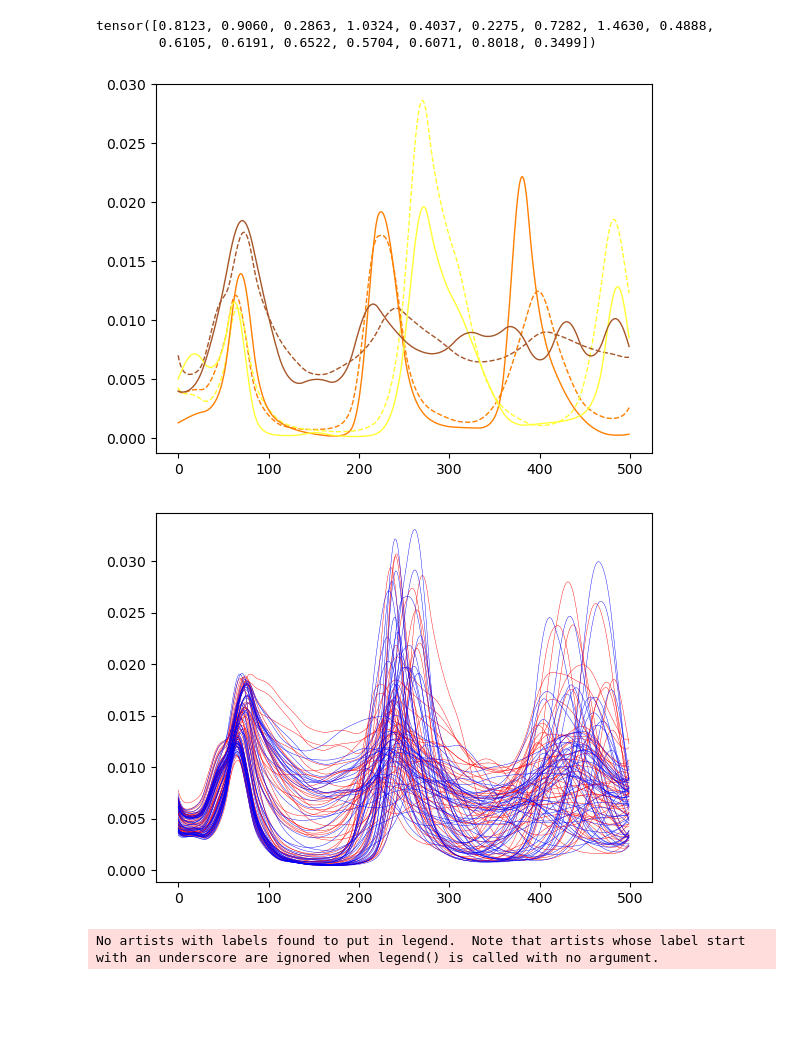
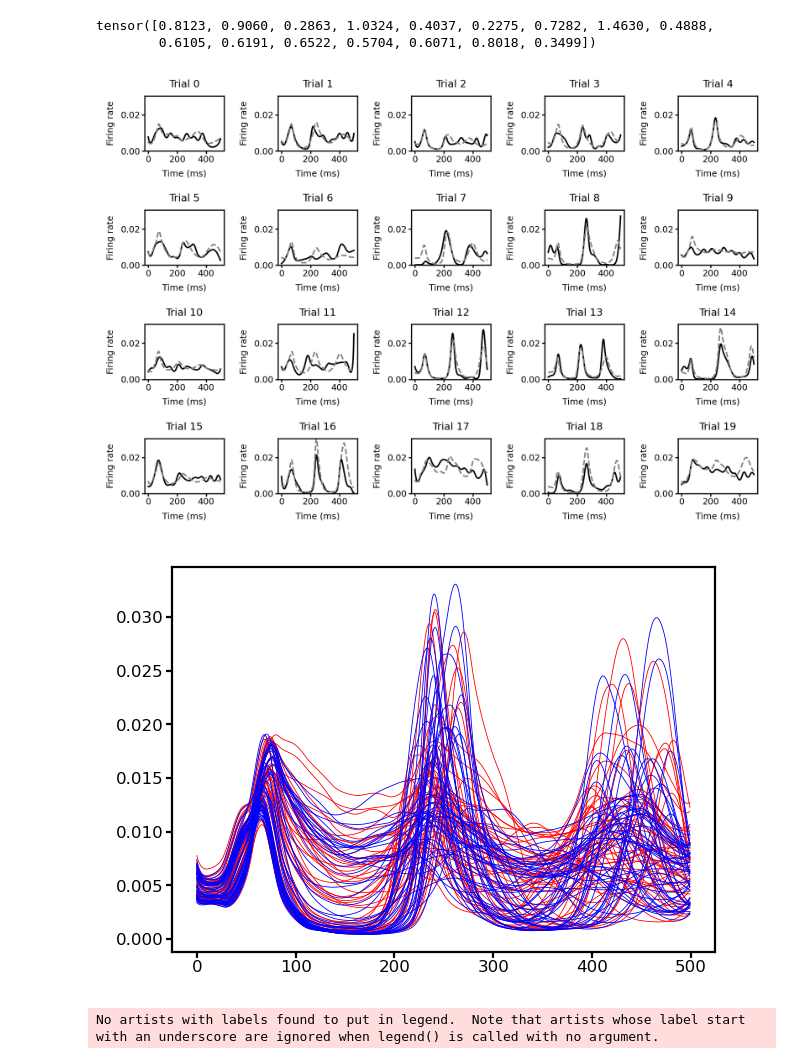
Before and after one commit to Qi-Xin/FC-GPFA, a Jupyter notebook: Decoder&Encoder.ipynb, the cells around one changed output. Saved outputs shown, nothing was run; the diff lists cells and outputs as text; code cells hidden in the pictures; blank space fills up the shorter version.

Commit message:
good  plot of PSTH per trial on test set

```diff
--- a/Decoder&Encoder.ipynb
+++ b/Decoder&Encoder.ipynb
@@ -1196,31 +1202,54 @@ mu.std(axis=0) # If mu for each trial are the same, then we only get trivial sol
 tensor([0.8123, 0.9060, 0.2863, 1.0324, 0.4037, 0.2275, 0.7282, 1.4630, 0.4888,
         0.6105, 0.6191, 0.6522, 0.5704, 0.6071, 0.8018, 0.3499])
 # %%
+### Compare PSTH of a specific trial in test set
 from scipy.ndimage import gaussian_filter1d
 import seaborn as sns
 from GLM import poisson_regression
-
-nplot = np.arange(13,16)
+import matplotlib. pyplot as plt
+from matplotlib import rcParams, rcParamsDefault
 
 def spline_smoothing(spikes, spline):
     return poisson_regression(Y=spikes, X=spline)
 
-palette = sns.color_palette("Set1")
+utils.use_pdf_plot()
+plt.figure(figsize=(6.5, 4.5), dpi=300)
+nplot = 20
+plot_trial_list = np.arange(nplot)
+
+# Fitted mean firing rate across neuron for a specific trial
 firing_rate, mu, std = trainer.predict(return_torch=True, dataset='test')
 to_plot_data = np.exp(firing_rate.numpy()).mean(axis=1)
-for i in (nplot):
-    plt.plot(to_plot_data[i, :], '--', lw=1, color=palette[i % len(palette)])
+fitted_firing_rate = to_plot_data[plot_trial_list, :]
+# Empirical mean firing rate across neuron for a specific trial
+mean_spikes = trainer.spikes_full.sum(axis=(1)).cpu().numpy()
+spline = trainer.model.spline_basis.cpu().numpy()
 
-to_plot_data = trainer.spikes_full.sum(axis=(1)).cpu().numpy()
-spline = trainer.model.spline_basis.cpu().numpy()
-for i in (nplot):
-    to_plot_data_trial = to_plot_data[trainer.test_idx[i],:]
-    to_plot_data_trial_smoothed = spline@spline_smoothing(to_plot_data_trial, spline).params
-    plt.plot(np.exp(to_plot_data_trial_smoothed)/trainer.spikes_full.shape[1], lw=1, color=palette[i % len(palette)])
+range_min = 0
+range_max = fitted_firing_rate.max()
+
+for i in range(nplot):
+    plt.subplot(4, 5, i+1)
+    mean_spikes_trial = mean_spikes[trainer.test_idx[i],:]
+    empirical_firing_rate = spline@spline_smoothing(mean_spikes_trial, spline).params
+    plt.plot(np.exp(empirical_firing_rate)/trainer.spikes_full.shape[1], label='experimental', color='k')
+    plt.plot(fitted_firing_rate[i,:], '--', label='VAE reconstructed', color='grey')
+    plt.xlabel('Time (ms)')
+    plt.ylabel('Firing rate')
+    plt.title(f'Trial {i}')
+    plt.ylim(range_min, range_max)  # Set the same y-axis limits for each subplot
+    # if i==0:
+    #     plt.legend()
+
+plt.tight_layout()
+# plt.savefig('Figure/good converge example latents.pdf', format='pdf', dpi=300)
+plt.show()
 # %% [output]
-[figure, old version]
+[figure, new version]
 # %%
 nplot = int(50)
+utils.use_pdf_plot()
+plt.figure(figsize=(3.5, 2.5), dpi=200)
 
 firing_rate, mu, std = trainer.predict(return_torch=True, dataset='test')
 to_plot_data = np.exp(firing_rate.numpy()).mean(axis=1)[:min(nplot,firing_rate.shape[0]), :].T
@@ -1232,7 +1261,7 @@ to_plot_data = np.exp(firing_rate.numpy()).mean(axis=1)[:min(nplot,firing_rate.s
 for i in range(min(nplot,to_plot_data.shape[1])):
     plt.plot(to_plot_data[:, i], color='blue', lw=0.3)  # First 5 lines in red
 # %% [output]
-[figure, old version]
+[figure, new version]
 # %%
 import numpy as np
 from scipy.ndimage import gaussian_filter1d
```
Also changed, not shown: parts of 1 cell of this notebook.
